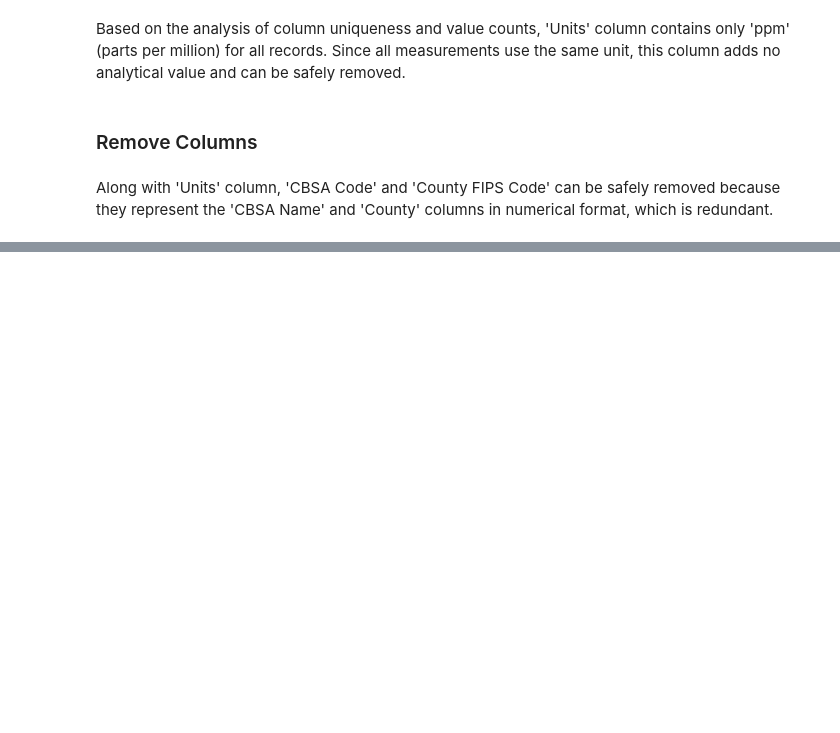
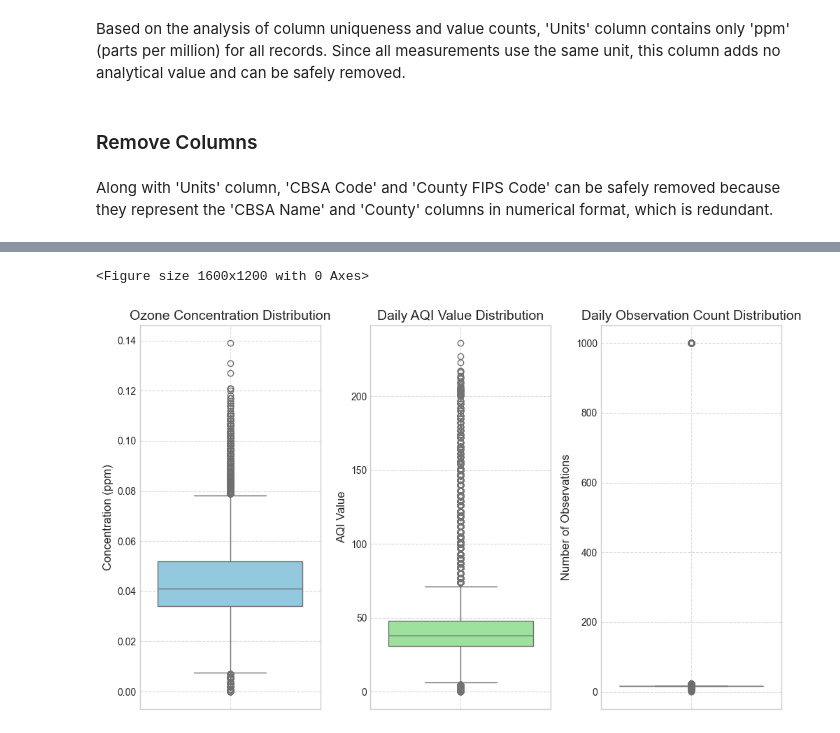
Before and after one commit to avishekdangol77/ozone-data-analysis, a Jupyter notebook: notebooks/EDA.ipynb, the cells around one changed output, grey strips where cells are left out. Saved outputs shown, nothing was run; the diff lists cells and outputs as text; code cells hidden in the pictures; blank space fills up the shorter version.

```diff
--- a/notebooks/EDA.ipynb
+++ b/notebooks/EDA.ipynb
@@ -485,0 +484,31 @@ reduced_df.head(3)
+# %%
+# Set the style for better visualisation
+plt.style.use('seaborn-v0_8-whitegrid')
+plt.figure(figsize=(16, 12))
+
+# Create a 2x2 subplot grid
+fig, axes = plt.subplots(1, 3, figsize=(10, 6))
+
+# Plot 1: Boxplot for Daily Max 8-hour Ozone Concentration
+sns.boxplot(y='Daily Max 8-hour Ozone Concentration', data=ozone_reduced, ax=axes[0], color='skyblue')
+axes[0].set_title('Ozone Concentration Distribution', fontsize=14)
+axes[0].set_ylabel('Concentration (ppm)', fontsize=12)
+axes[0].grid(True, linestyle='--', alpha=0.7)
+
+# Plot 2: Boxplot for Daily AQI Value
+sns.boxplot(y='Daily AQI Value', data=ozone_reduced, ax=axes[1], color='lightgreen')
+axes[1].set_title('Daily AQI Value Distribution', fontsize=14)
+axes[1].set_ylabel('AQI Value', fontsize=12)
+axes[1].grid(True, linestyle='--', alpha=0.7)
+
+# Plot 3: Boxplot for Daily Obs Count
+sns.boxplot(y='Daily Obs Count', data=ozone_reduced, ax=axes[2], color='salmon')
+axes[2].set_title('Daily Observation Count Distribution', fontsize=14)
+axes[2].set_ylabel('Number of Observations', fontsize=12)
+axes[2].grid(True, linestyle='--', alpha=0.7)
+
+plt.tight_layout()
+plt.show()
+# %% [output]
+<Figure size 1600x1200 with 0 Axes>
+[figure, added]
```
Also changed, not shown: parts of 12 cells of this notebook.
